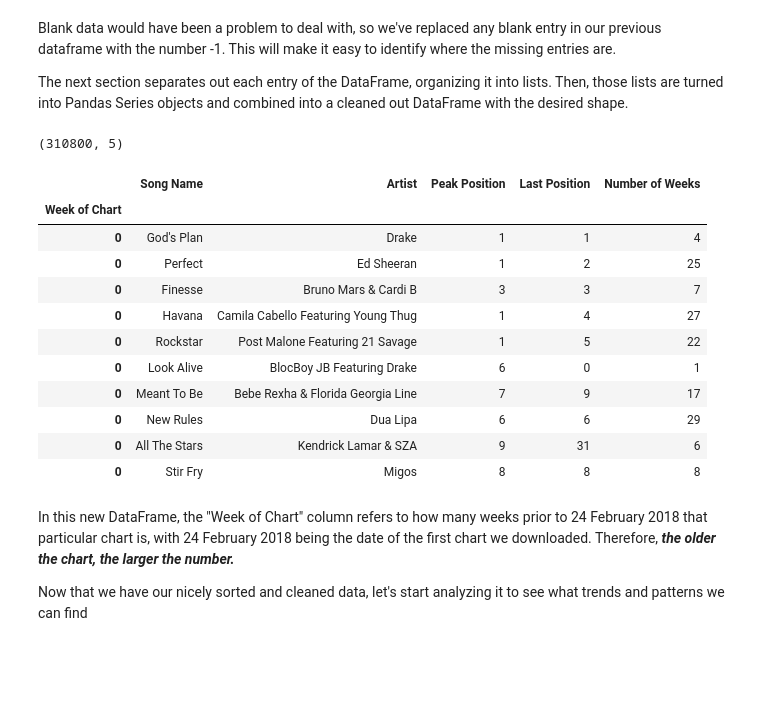
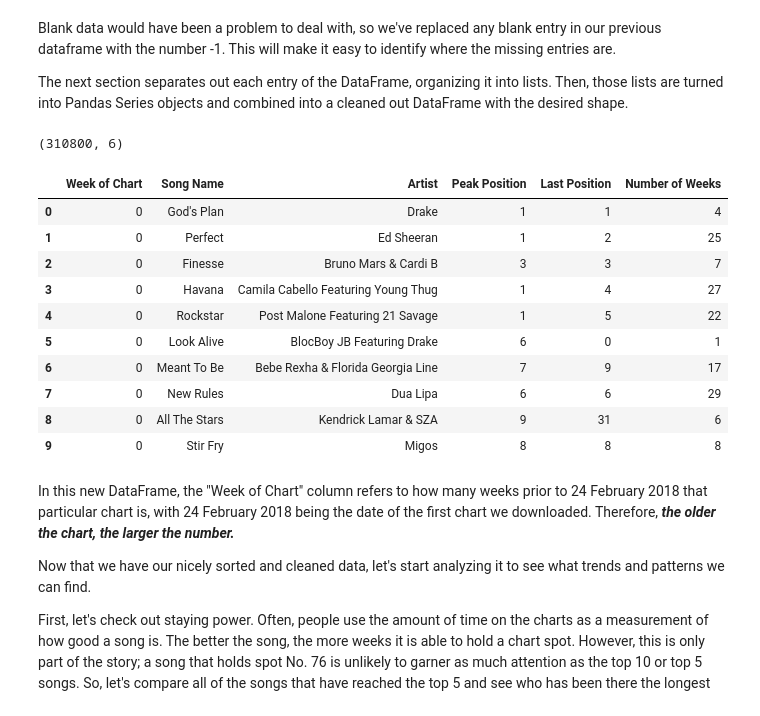
Before and after one commit to alexabawi/Music-and-Data, a Jupyter notebook: FinalProject.ipynb, the cells around one changed output. Cells and saved outputs as stored; diff of their text form; code cells hidden in the pictures; blank space fills up the shorter version.

Commit message:
Started working on analysis

```diff
--- a/FinalProject.ipynb
+++ b/FinalProject.ipynb
@@ -117,49 +117,48 @@ except(NameError):
 
 # Now, let's build a nicely cleaned dataframe
 
 # Use a list comprehension to extend out our SongWeeks list
 new_SongWeeks = [item for item in SongWeeks for i in range(100)]
 
 # Make our empty DataFrame
 sep_df = pd.DataFrame()
 
 # Make each list into a series
 col0 = pd.Series(data=new_SongWeeks)
 col1 = pd.Series(data=SongName)
 col2 = pd.Series(data=Artist)
 col3 = pd.Series(data=PeakPos)
 col4 = pd.Series(data=LastPos)
 col5 = pd.Series(data=NumWeeks)
 
 # Add each series to the DataFrame
 sep_df['Week of Chart'] = col0.values
 sep_df['Song Name'] = col1.values
 sep_df['Artist'] = col2.values
 sep_df['Peak Position'] = col3.values
 sep_df['Last Position'] = col4.values
 sep_df['Number of Weeks'] = col5.values
 
-# Set the index column to be the ChartWeek column
-sep_df.set_index('Week of Chart', inplace=True)
 
 # Examine our new DataFrame
 print(sep_df.shape)
 sep_df.head(10)
 # %% [output]
-(310800, 5)
+(310800, 6)
-|  | Song Name | Artist | Peak Position | Last Position | Number of Weeks |
-| Week of Chart |  |  |  |  |  |
-| 0 | God's Plan | Drake | 1 | 1 | 4 |
-| 0 | Perfect | Ed Sheeran | 1 | 2 | 25 |
-| 0 | Finesse | Bruno Mars & Cardi B | 3 | 3 | 7 |
-| 0 | Havana | Camila Cabello Featuring Young Thug | 1 | 4 | 27 |
-| 0 | Rockstar | Post Malone Featuring 21 Savage | 1 | 5 | 22 |
-| 0 | Look Alive | BlocBoy JB Featuring Drake | 6 | 0 | 1 |
-| 0 | Meant To Be | Bebe Rexha & Florida Georgia Line | 7 | 9 | 17 |
-| 0 | New Rules | Dua Lipa | 6 | 6 | 29 |
-| 0 | All The Stars | Kendrick Lamar & SZA | 9 | 31 | 6 |
-| 0 | Stir Fry | Migos | 8 | 8 | 8 |
+|  | Week of Chart | Song Name | Artist | Peak Position | Last Position | Number of Weeks |
+| 0 | 0 | God's Plan | Drake | 1 | 1 | 4 |
+| 1 | 0 | Perfect | Ed Sheeran | 1 | 2 | 25 |
+| 2 | 0 | Finesse | Bruno Mars & Cardi B | 3 | 3 | 7 |
+| 3 | 0 | Havana | Camila Cabello Featuring Young Thug | 1 | 4 | 27 |
+| 4 | 0 | Rockstar | Post Malone Featuring 21 Savage | 1 | 5 | 22 |
+| 5 | 0 | Look Alive | BlocBoy JB Featuring Drake | 6 | 0 | 1 |
+| 6 | 0 | Meant To Be | Bebe Rexha & Florida Georgia Line | 7 | 9 | 17 |
+| 7 | 0 | New Rules | Dua Lipa | 6 | 6 | 29 |
+| 8 | 0 | All The Stars | Kendrick Lamar & SZA | 9 | 31 | 6 |
+| 9 | 0 | Stir Fry | Migos | 8 | 8 | 8 |
 # %% [markdown]
 In this new DataFrame, the "Week of Chart" column refers to how many weeks prior to 24 February 2018 that particular chart is, with 24 February 2018 being the date of the first chart we downloaded. Therefore, ***the older the chart, the larger the number.***
 
-Now that we have our nicely sorted and cleaned data, let's start analyzing it to see what trends and patterns we can find
+Now that we have our nicely sorted and cleaned data, let's start analyzing it to see what trends and patterns we can find.
+
+First, let's check out staying power. Often, people use the amount of time on the charts as a measurement of how good a song is. The better the song, the more weeks it is able to hold a chart spot. However, this is only part of the story; a song that holds spot No. 76 is unlikely to garner as much attention as the top 10 or top 5 songs. So, let's compare all of the songs that have reached the top 5 and see who has been there the longest
```
Also changed, not shown: parts of 11 cells of this notebook.
